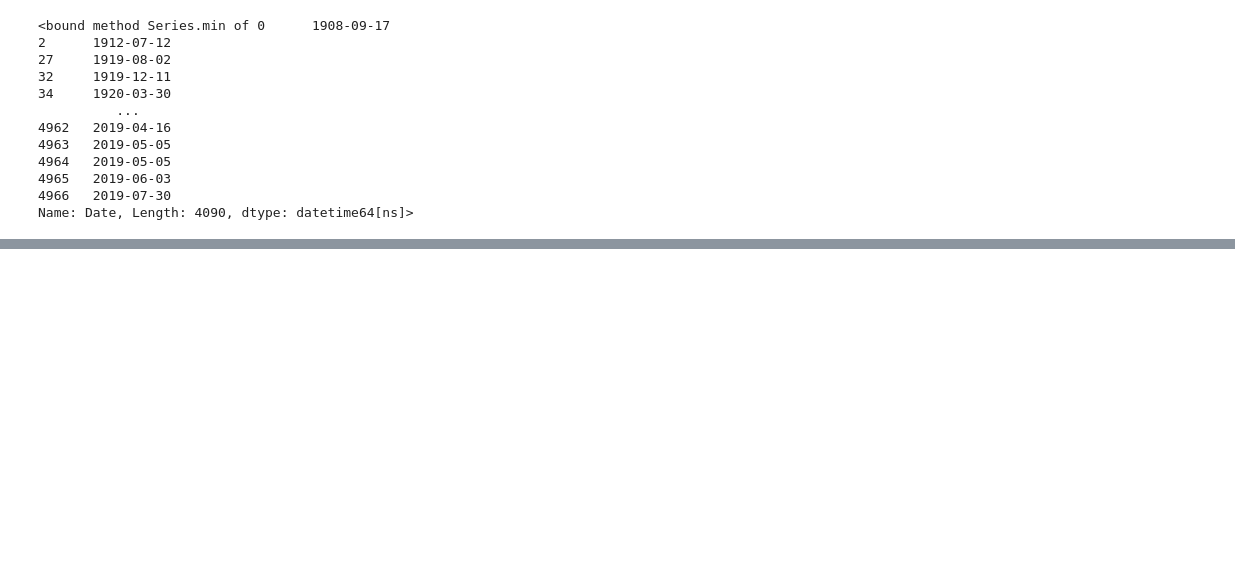
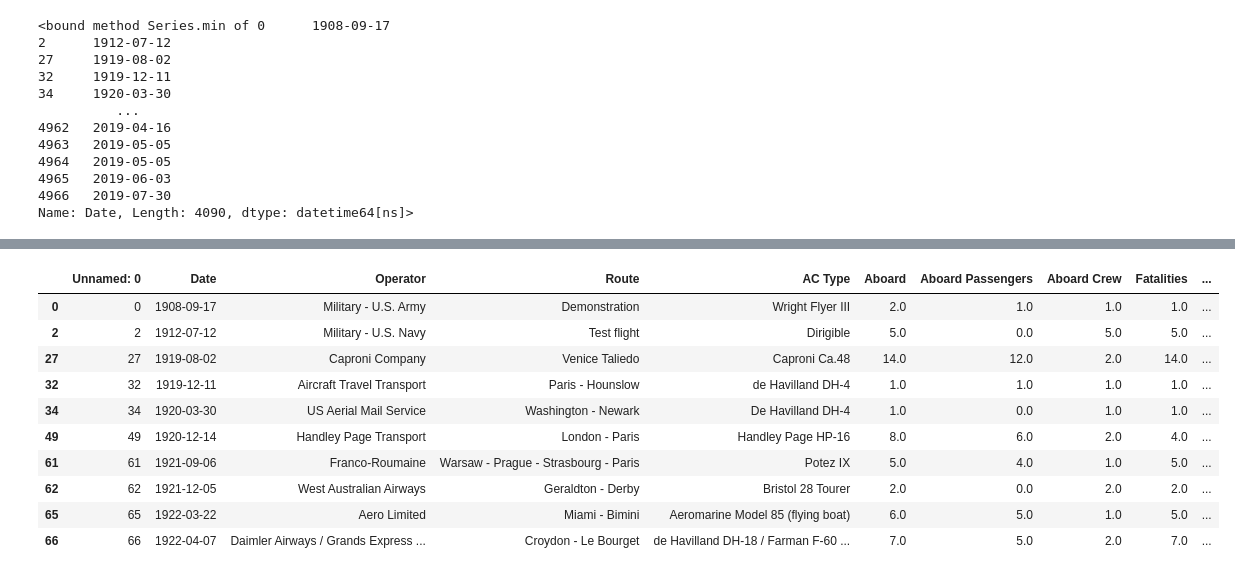
Before and after one commit to daysthroughcode/DAB-Project-2, a Jupyter notebook: cleaning.ipynb, the cells around one changed output, grey strips where cells are left out. Drawn from its saved outputs; the diff is of its cells as text; code cells hidden in the pictures; blank space fills up the shorter version.

Commit message:
fatality rate

```diff
--- a/cleaning.ipynb
+++ b/cleaning.ipynb
@@ -109,2 +109,20 @@ Data columns (total 16 columns):
 dtypes: datetime64[ns](1), float64(9), int64(1), object(5)
 memory usage: 543.2+ KB
+# %%
+cln_data['Passenger_Crew'] = cln_data['Aboard Passengers'] + cln_data['Aboard Crew']
+cln_data['Passenger_Crew_Fatalities'] = cln_data['Fatalities Passengers'] + cln_data['Fatalities Crew']
+cln_data['Fatality_Rate'] = cln_data['Passenger_Crew_Fatalities'] / cln_data['Passenger_Crew'] * 100
+
+cln_data.head(10)
+# %% [output]
+|  | Unnamed: 0 | Date | Operator | Route | AC Type | Aboard | Aboard Passengers | Aboard Crew | Fatalities | ... |
+| 0 | 0 | 1908-09-17 | Military - U.S. Army | Demonstration | Wright Flyer III | 2.0 | 1.0 | 1.0 | 1.0 | ... |
+| 2 | 2 | 1912-07-12 | Military - U.S. Navy | Test flight | Dirigible | 5.0 | 0.0 | 5.0 | 5.0 | ... |
+| 27 | 27 | 1919-08-02 | Caproni Company | Venice Taliedo | Caproni Ca.48 | 14.0 | 12.0 | 2.0 | 14.0 | ... |
+| 32 | 32 | 1919-12-11 | Aircraft Travel Transport | Paris - Hounslow | de Havilland DH-4 | 1.0 | 1.0 | 1.0 | 1.0 | ... |
+| 34 | 34 | 1920-03-30 | US Aerial Mail Service | Washington - Newark | De Havilland DH-4 | 1.0 | 0.0 | 1.0 | 1.0 | ... |
+| 49 | 49 | 1920-12-14 | Handley Page Transport | London - Paris | Handley Page HP-16 | 8.0 | 6.0 | 2.0 | 4.0 | ... |
+| 61 | 61 | 1921-09-06 | Franco-Roumaine | Warsaw - Prague - Strasbourg - Paris | Potez IX | 5.0 | 4.0 | 1.0 | 5.0 | ... |
+| 62 | 62 | 1921-12-05 | West Australian Airways | Geraldton - Derby | Bristol 28 Tourer | 2.0 | 0.0 | 2.0 | 2.0 | ... |
+| 65 | 65 | 1922-03-22 | Aero Limited | Miami - Bimini | Aeromarine Model 85 (flying boat) | 6.0 | 5.0 | 1.0 | 5.0 | ... |
+| 66 | 66 | 1922-04-07 | Daimler Airways / Grands Express ... | Croydon - Le Bourget | de Havilland DH-18 / Farman F-60 ... | 7.0 | 5.0 | 2.0 | 7.0 | ... |
```
Also changed, not shown: parts of 3 cells of this notebook.
